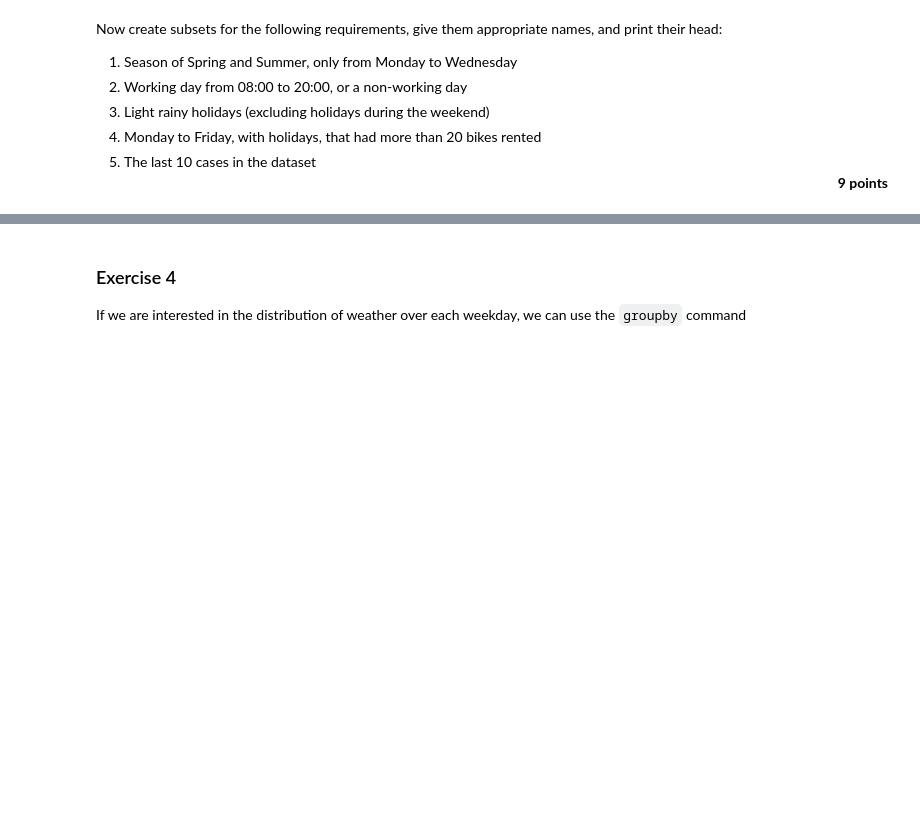
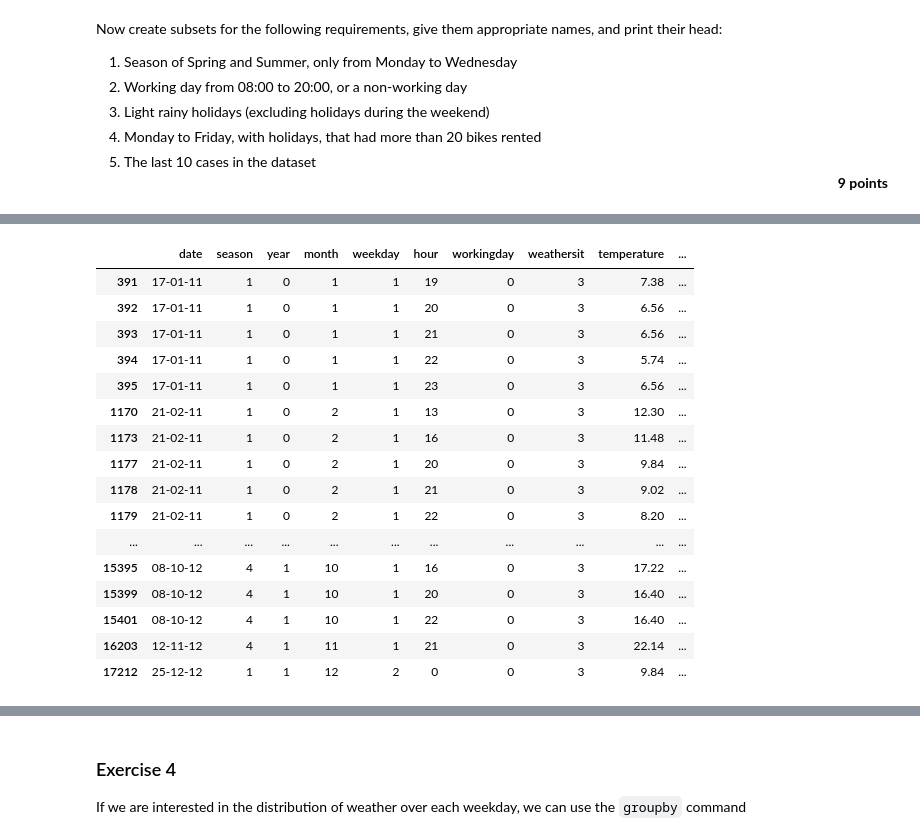
Before and after one commit to felixleopold/Frequentist-Statistics, a Jupyter notebook: FS_Assignment1/Assignment1.ipynb, the cells around one changed output, grey strips where cells are left out. Drawn from its saved outputs; the diff is of its cells as text; code cells hidden in the pictures; blank space fills up the shorter version.

```diff
--- a/FS_Assignment1/Assignment1.ipynb
+++ b/FS_Assignment1/Assignment1.ipynb
@@ -158,4 +331,22 @@ working_from_820_or_non_working
 # %%
-light_rain_holiday = raw_data[(raw_data['weathersit'] == 3) & (raw_data['workingday'] == 0)]
+light_rain_holiday = raw_data[(raw_data['weathersit'] == 3) & (raw_data['workingday'] == 0) & (raw_data['weekday'] != 0) & (raw_data['weekday'] != 6)]
 light_rain_holiday
+# %% [output]
+|  | date | season | year | month | weekday | hour | workingday | weathersit | temperature | ... |
+| 391 | 17-01-11 | 1 | 0 | 1 | 1 | 19 | 0 | 3 | 7.38 | ... |
+| 392 | 17-01-11 | 1 | 0 | 1 | 1 | 20 | 0 | 3 | 6.56 | ... |
+| 393 | 17-01-11 | 1 | 0 | 1 | 1 | 21 | 0 | 3 | 6.56 | ... |
+| 394 | 17-01-11 | 1 | 0 | 1 | 1 | 22 | 0 | 3 | 5.74 | ... |
+| 395 | 17-01-11 | 1 | 0 | 1 | 1 | 23 | 0 | 3 | 6.56 | ... |
+| 1170 | 21-02-11 | 1 | 0 | 2 | 1 | 13 | 0 | 3 | 12.30 | ... |
+| 1173 | 21-02-11 | 1 | 0 | 2 | 1 | 16 | 0 | 3 | 11.48 | ... |
+| 1177 | 21-02-11 | 1 | 0 | 2 | 1 | 20 | 0 | 3 | 9.84 | ... |
+| 1178 | 21-02-11 | 1 | 0 | 2 | 1 | 21 | 0 | 3 | 9.02 | ... |
+| 1179 | 21-02-11 | 1 | 0 | 2 | 1 | 22 | 0 | 3 | 8.20 | ... |
+| ... | ... | ... | ... | ... | ... | ... | ... | ... | ... | ... |
+| 15395 | 08-10-12 | 4 | 1 | 10 | 1 | 16 | 0 | 3 | 17.22 | ... |
+| 15399 | 08-10-12 | 4 | 1 | 10 | 1 | 20 | 0 | 3 | 16.40 | ... |
+| 15401 | 08-10-12 | 4 | 1 | 10 | 1 | 22 | 0 | 3 | 16.40 | ... |
+| 16203 | 12-11-12 | 4 | 1 | 11 | 1 | 21 | 0 | 3 | 22.14 | ... |
+| 17212 | 25-12-12 | 1 | 1 | 12 | 2 | 0 | 0 | 3 | 9.84 | ... |
 # %%
```
Also changed, not shown: parts of 33 cells of this notebook.
